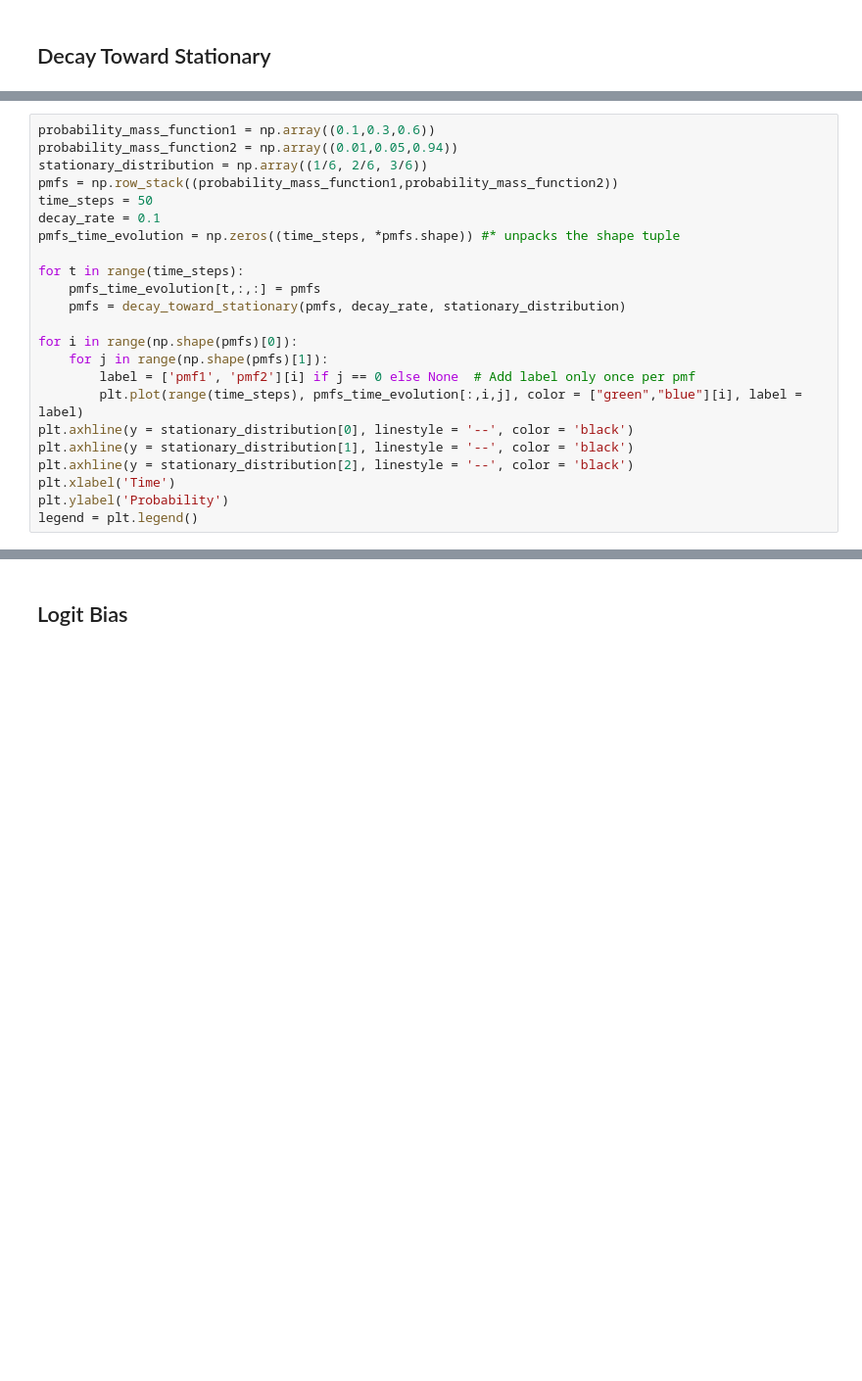
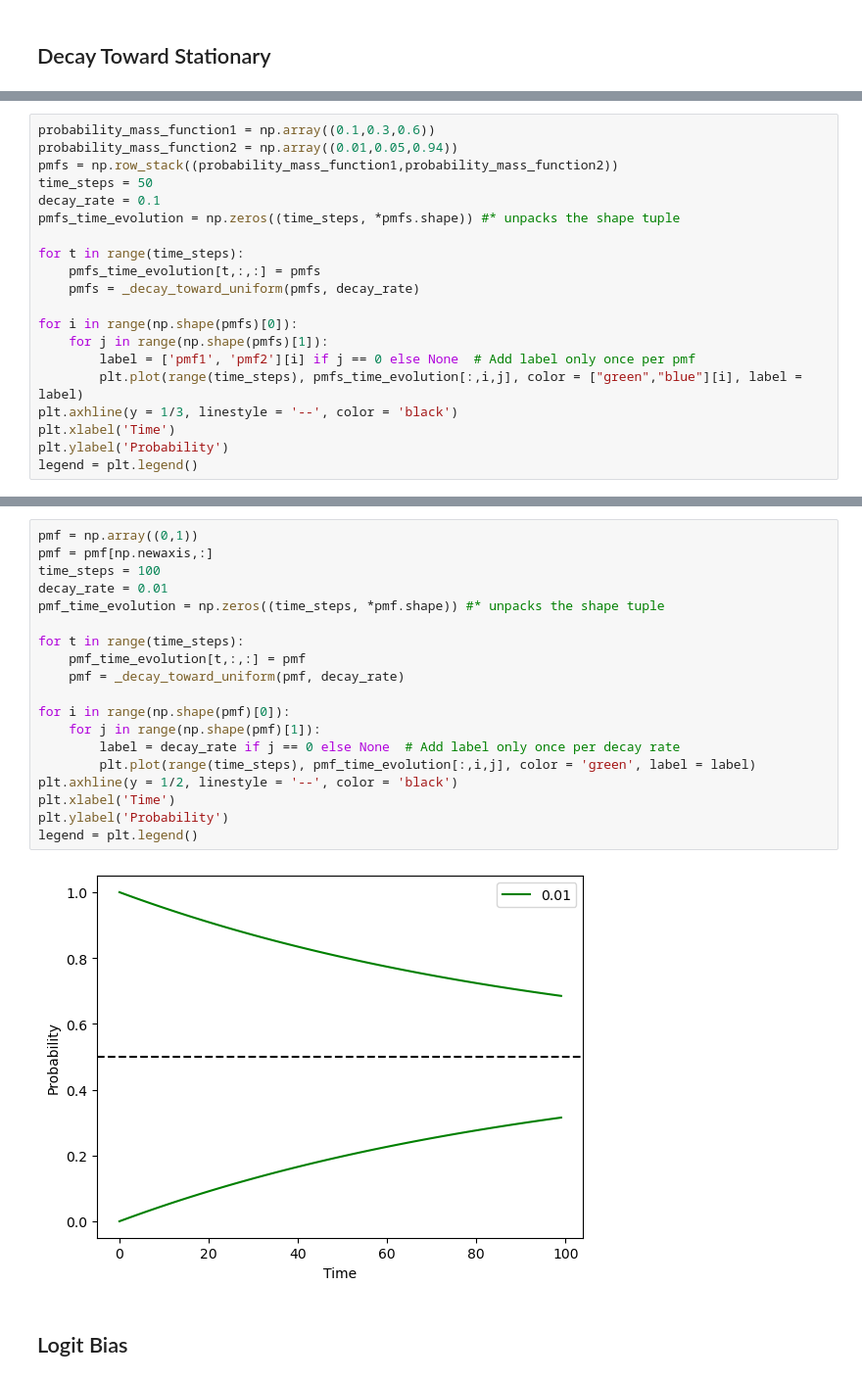
Before and after one commit to AntiPhoton47/projective_simulation, a Jupyter notebook: nbs/lib_nbs/methods/01_transforms.ipynb, the cells around one changed output, grey strips where cells are left out. Shown at 98% size. Drawn from its saved outputs; the diff is of its cells as text; blank space fills up the shorter version.

```diff
--- a/nbs/lib_nbs/methods/01_transforms.ipynb
+++ b/nbs/lib_nbs/methods/01_transforms.ipynb
@@ -153,7 +189,6 @@ def decay_toward_stationary(pmfs: NDArray[np.float_],                      #Arra
 # %%
 probability_mass_function1 = np.array((0.1,0.3,0.6))
 probability_mass_function2 = np.array((0.01,0.05,0.94))
-stationary_distribution = np.array((1/6, 2/6, 3/6))
 pmfs = np.row_stack((probability_mass_function1,probability_mass_function2))
 time_steps = 50
 decay_rate = 0.1
@@ -161,15 +196,13 @@ pmfs_time_evolution = np.zeros((time_steps, *pmfs.shape)) #* unpacks the shape t
 
 for t in range(time_steps):
     pmfs_time_evolution[t,:,:] = pmfs
-    pmfs = decay_toward_stationary(pmfs, decay_rate, stationary_distribution)
+    pmfs = _decay_toward_uniform(pmfs, decay_rate)
 
 for i in range(np.shape(pmfs)[0]):
     for j in range(np.shape(pmfs)[1]):
         label = ['pmf1', 'pmf2'][i] if j == 0 else None  # Add label only once per pmf
         plt.plot(range(time_steps), pmfs_time_evolution[:,i,j], color = ["green","blue"][i], label = label)
-plt.axhline(y = stationary_distribution[0], linestyle = '--', color = 'black')
-plt.axhline(y = stationary_distribution[1], linestyle = '--', color = 'black')
-plt.axhline(y = stationary_distribution[2], linestyle = '--', color = 'black')
+plt.axhline(y = 1/3, linestyle = '--', color = 'black')
 plt.xlabel('Time')
 plt.ylabel('Probability')
 legend = plt.legend()
@@ -178,2 +211,23 @@ legend = plt.legend()
+# %%
+pmf = np.array((0,1))
+pmf = pmf[np.newaxis,:]
+time_steps = 100
+decay_rate = 0.01
+pmf_time_evolution = np.zeros((time_steps, *pmf.shape)) #* unpacks the shape tuple
+
+for t in range(time_steps):
+    pmf_time_evolution[t,:,:] = pmf
+    pmf = _decay_toward_uniform(pmf, decay_rate)
+
+for i in range(np.shape(pmf)[0]):
+    for j in range(np.shape(pmf)[1]):
+        label = decay_rate if j == 0 else None  # Add label only once per decay rate
+        plt.plot(range(time_steps), pmf_time_evolution[:,i,j], color = 'green', label = label)
+plt.axhline(y = 1/2, linestyle = '--', color = 'black')
+plt.xlabel('Time')
+plt.ylabel('Probability')
+legend = plt.legend()
+# %% [output]
+[figure, added]
 # %% [markdown]
 ## Logit Bias
```
Also changed, not shown: parts of 9 cells of this notebook, 7 other files.
